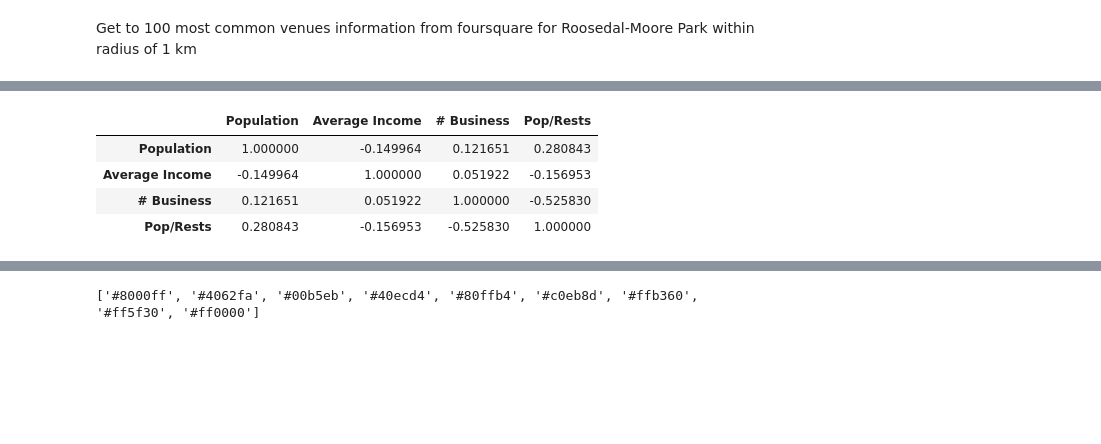
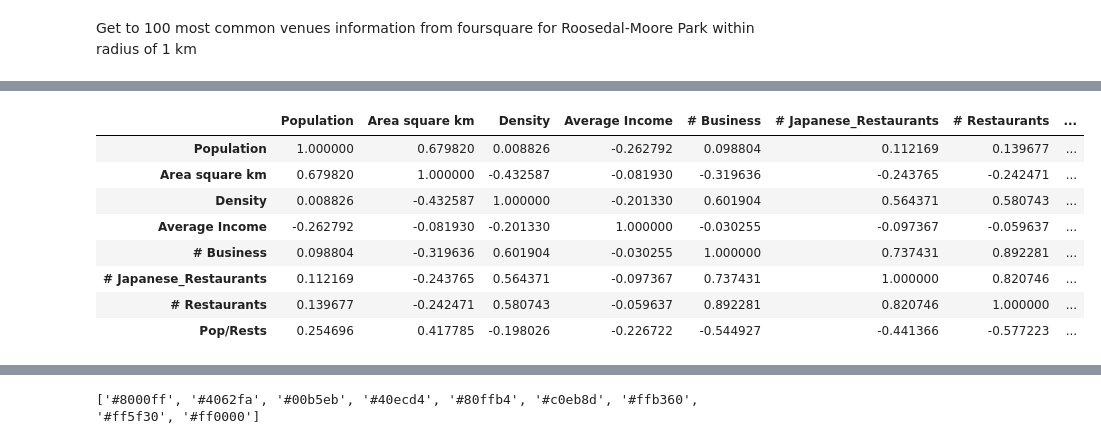
Before and after one commit to henru98/Coursera_Capstone, a Jupyter notebook: TorontoRestaurantLocation.ipynb, the cells around one changed output, grey strips where cells are left out. Saved outputs shown, nothing was run; the diff lists cells and outputs as text; code cells hidden in the pictures; blank space fills up the shorter version.

```diff
--- a/TorontoRestaurantLocation.ipynb
+++ b/TorontoRestaurantLocation.ipynb
@@ -380,17 +389,19 @@ Aggregate the data by unique postal code
 aggregations = {
 
     'Neighbourhood': lambda x: ','.join(x),
+    'Total Income':'sum',
     'Population':'sum',
     'Area square km':'sum',
-    'Density':'mean',
-    'Average Income':'mean'
+    'Density':'mean'
+
 }
-columns2=['Postcode', 'Neighbourhood','Population','Density','Area square km','Average Income']
+columns2=['Postcode', 'Neighbourhood','Population','Density','Area square km','Total Income']
 df_PCDGAggregated=df_PCDGsorted[columns2].groupby(['Postcode']).agg(aggregations).reset_index()
 
-#recalculate Population Density for aggregated data
+#recalculate Population Density and income for aggregated data
 df_PCDGAggregated['Density']=(df_PCDGAggregated['Population']/df_PCDGAggregated['Area square km']).astype(int)
-
+df_PCDGAggregated['Average Income']=(df_PCDGAggregated['Total Income']/df_PCDGAggregated['Population'])
+df_PCDGAggregated.drop(columns='Total Income')
 print(df_PCDGAggregated.shape)
 df_PCDGAggregated.head()
 # %% [output]
@@ -403,0 +415,3 @@ df_PCDGAggregated.head()
+# %%
+df_PCDGAggregated=df_PCDGAggregated.drop(columns='Total Income')
+df_PCDGAggregated.head()
@@ -408,6 +429,6 @@ Filter out neighbourhoods that don't meet the population Density >2000, and Aver
 # %%
-#  finding neighbourhoods with income for household >70000, Density > 2000
-df_PCDGfiltered=df_PCDGAggregated[(df_PCDGAggregated['Average Income']>70000) & (df_PCDGAggregated['Density']>2000)].reset_index(drop=True)
+#  finding neighbourhoods with income for household >70000
+df_PCDGfiltered=df_PCDGAggregated[(df_PCDGAggregated['Average Income']>70000)].reset_index(drop=True)
 
 df_PCDGfiltered.sort_values('Neighbourhood')
 df_PCDGfiltered.reset_index(drop=True,inplace=True)
@@ -937,7 +958,8 @@ df_DemoVenues= pd.merge( df_PCDGfiltered, df_BJPR,how='outer', on = 'Neighbourho
 df_DemoVenues['# Business']=df_DemoVenues['# Business'].astype(int)
 df_DemoVenues['# Restaurants']=df_DemoVenues['# Restaurants'].astype(int)
 df_DemoVenues['# Japanese_Restaurants']=df_DemoVenues['# Japanese_Restaurants'].astype(int)
-df_DemoVenues=df_DemoVenues[df_DemoVenues['# Restaurants']!= 0]
+df_DemoVenues.loc[(df_DemoVenues['# Restaurants'] == 0), '# Restaurants'] = 1
+
 df_DemoVenues['Pop/Rests']=df_DemoVenues['Population']/df_DemoVenues['# Restaurants'].round(1)
 
 df_DemoVenues
@@ -1006,12 +1028,16 @@ df_DV.corr(method='pearson')
 # %%
 df_DVC=df_DV.drop(['# Japanese_Restaurants','Density', '# Restaurants', 'Area square km'], axis=1)
-df_DVC.corr(method='pearson')
+df_DV.corr(method='pearson')
 # %% [output]
-|  | Population | Average Income | # Business | Pop/Rests |
-| Population | 1.000000 | -0.149964 | 0.121651 | 0.280843 |
-| Average Income | -0.149964 | 1.000000 | 0.051922 | -0.156953 |
-| # Business | 0.121651 | 0.051922 | 1.000000 | -0.525830 |
-| Pop/Rests | 0.280843 | -0.156953 | -0.525830 | 1.000000 |
+|  | Population | Area square km | Density | Average Income | # Business | # Japanese_Restaurants | # Restaurants | ... |
+| Population | 1.000000 | 0.679820 | 0.008826 | -0.262792 | 0.098804 | 0.112169 | 0.139677 | ... |
+| Area square km | 0.679820 | 1.000000 | -0.432587 | -0.081930 | -0.319636 | -0.243765 | -0.242471 | ... |
+| Density | 0.008826 | -0.432587 | 1.000000 | -0.201330 | 0.601904 | 0.564371 | 0.580743 | ... |
+| Average Income | -0.262792 | -0.081930 | -0.201330 | 1.000000 | -0.030255 | -0.097367 | -0.059637 | ... |
+| # Business | 0.098804 | -0.319636 | 0.601904 | -0.030255 | 1.000000 | 0.737431 | 0.892281 | ... |
+| # Japanese_Restaurants | 0.112169 | -0.243765 | 0.564371 | -0.097367 | 0.737431 | 1.000000 | 0.820746 | ... |
+| # Restaurants | 0.139677 | -0.242471 | 0.580743 | -0.059637 | 0.892281 | 0.820746 | 1.000000 | ... |
+| Pop/Rests | 0.254696 | 0.417785 | -0.198026 | -0.226722 | -0.544927 | -0.441366 | -0.577223 | ... |
 # %%
 df_DVC['Population']=df_DVC['Population'].astype(float)
 df_DVC['Average Income']=df_DVC['Average Income'].astype(float)
```
Also changed, not shown: parts of 63 cells of this notebook.
